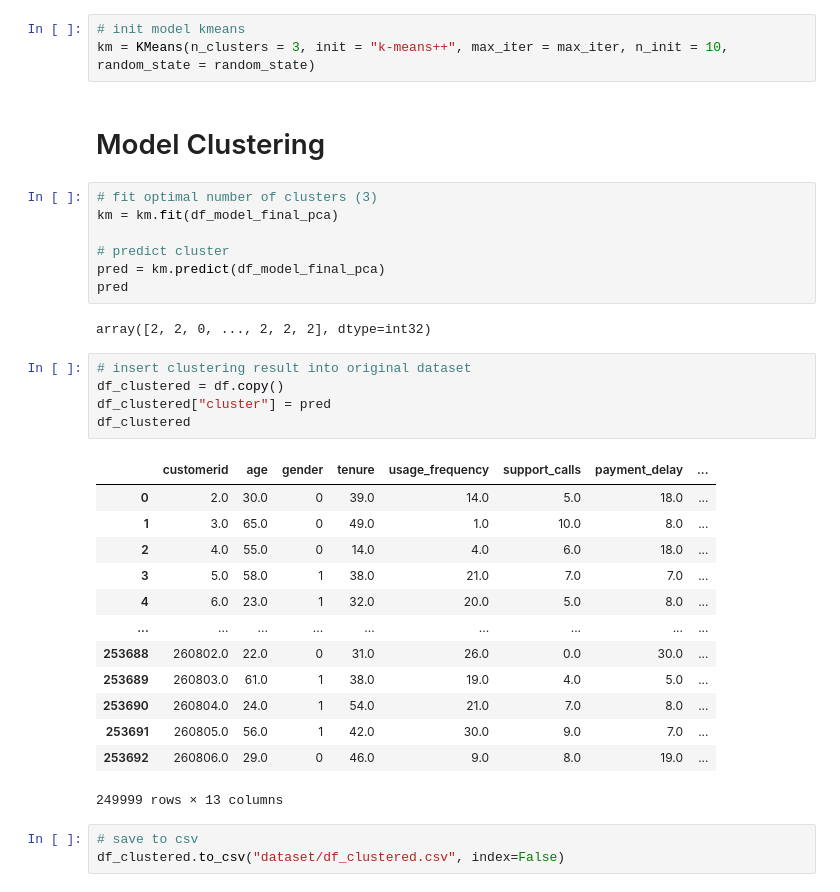
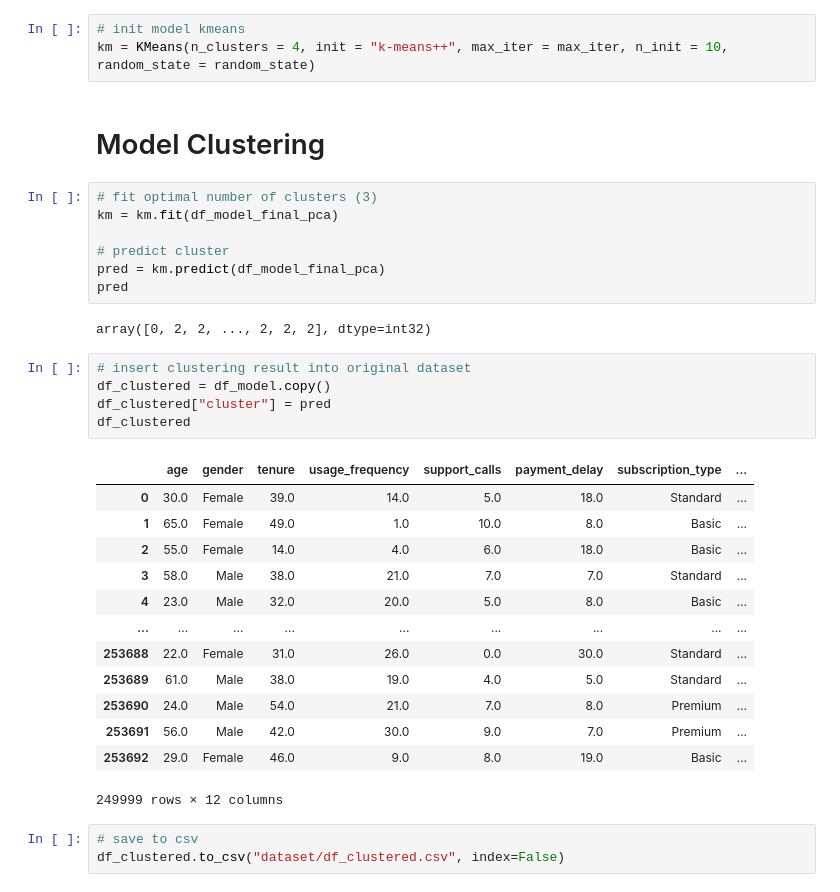
Before and after one commit to FTDS-assignment-bay/p2-final-project-ftds-033-rmt-group-002, a Jupyter notebook: model_churn_clustering.ipynb, the cells around one changed output. Drawn from its saved outputs; the diff is of its cells as text.

Commit message:
update model cluster

```diff
--- a/model_churn_clustering.ipynb
+++ b/model_churn_clustering.ipynb
@@ -601,7 +601,7 @@ def plot_silhouette(range_n_clusters, X, random_state):
 ## Init K-means with Optimal Cluster
 # %%
 # init model kmeans
-km = KMeans(n_clusters = 3, init = "k-means++", max_iter = max_iter, n_init = 10, random_state = random_state)
+km = KMeans(n_clusters = 4, init = "k-means++", max_iter = max_iter, n_init = 10, random_state = random_state)
 # %% [markdown]
 # Model Clustering
 # %%
@@ -612,26 +612,26 @@ km = km.fit(df_model_final_pca)
 pred = km.predict(df_model_final_pca)
 pred
 # %% [output]
-array([2, 2, 0, ..., 2, 2, 2], dtype=int32)
+array([0, 2, 2, ..., 2, 2, 2], dtype=int32)
 # %%
 # insert clustering result into original dataset
-df_clustered = df.copy()
+df_clustered = df_model.copy()
 df_clustered["cluster"] = pred
 df_clustered
 # %% [output]
-|  | customerid | age | gender | tenure | usage_frequency | support_calls | payment_delay | ... |
-| 0 | 2.0 | 30.0 | 0 | 39.0 | 14.0 | 5.0 | 18.0 | ... |
-| 1 | 3.0 | 65.0 | 0 | 49.0 | 1.0 | 10.0 | 8.0 | ... |
-| 2 | 4.0 | 55.0 | 0 | 14.0 | 4.0 | 6.0 | 18.0 | ... |
-| 3 | 5.0 | 58.0 | 1 | 38.0 | 21.0 | 7.0 | 7.0 | ... |
-| 4 | 6.0 | 23.0 | 1 | 32.0 | 20.0 | 5.0 | 8.0 | ... |
+|  | age | gender | tenure | usage_frequency | support_calls | payment_delay | subscription_type | ... |
+| 0 | 30.0 | Female | 39.0 | 14.0 | 5.0 | 18.0 | Standard | ... |
+| 1 | 65.0 | Female | 49.0 | 1.0 | 10.0 | 8.0 | Basic | ... |
+| 2 | 55.0 | Female | 14.0 | 4.0 | 6.0 | 18.0 | Basic | ... |
+| 3 | 58.0 | Male | 38.0 | 21.0 | 7.0 | 7.0 | Standard | ... |
+| 4 | 23.0 | Male | 32.0 | 20.0 | 5.0 | 8.0 | Basic | ... |
 | ... | ... | ... | ... | ... | ... | ... | ... | ... |
-| 253688 | 260802.0 | 22.0 | 0 | 31.0 | 26.0 | 0.0 | 30.0 | ... |
-| 253689 | 260803.0 | 61.0 | 1 | 38.0 | 19.0 | 4.0 | 5.0 | ... |
-| 253690 | 260804.0 | 24.0 | 1 | 54.0 | 21.0 | 7.0 | 8.0 | ... |
-| 253691 | 260805.0 | 56.0 | 1 | 42.0 | 30.0 | 9.0 | 7.0 | ... |
-| 253692 | 260806.0 | 29.0 | 0 | 46.0 | 9.0 | 8.0 | 19.0 | ... |
+| 253688 | 22.0 | Female | 31.0 | 26.0 | 0.0 | 30.0 | Standard | ... |
+| 253689 | 61.0 | Male | 38.0 | 19.0 | 4.0 | 5.0 | Standard | ... |
+| 253690 | 24.0 | Male | 54.0 | 21.0 | 7.0 | 8.0 | Premium | ... |
+| 253691 | 56.0 | Male | 42.0 | 30.0 | 9.0 | 7.0 | Premium | ... |
+| 253692 | 29.0 | Female | 46.0 | 9.0 | 8.0 | 19.0 | Basic | ... |
-249999 rows × 13 columns
+249999 rows × 12 columns
 # %%
 # save to csv
 df_clustered.to_csv("dataset/df_clustered.csv", index=False)
```
Also changed, not shown: parts of 4 cells of this notebook, 2 other files.
